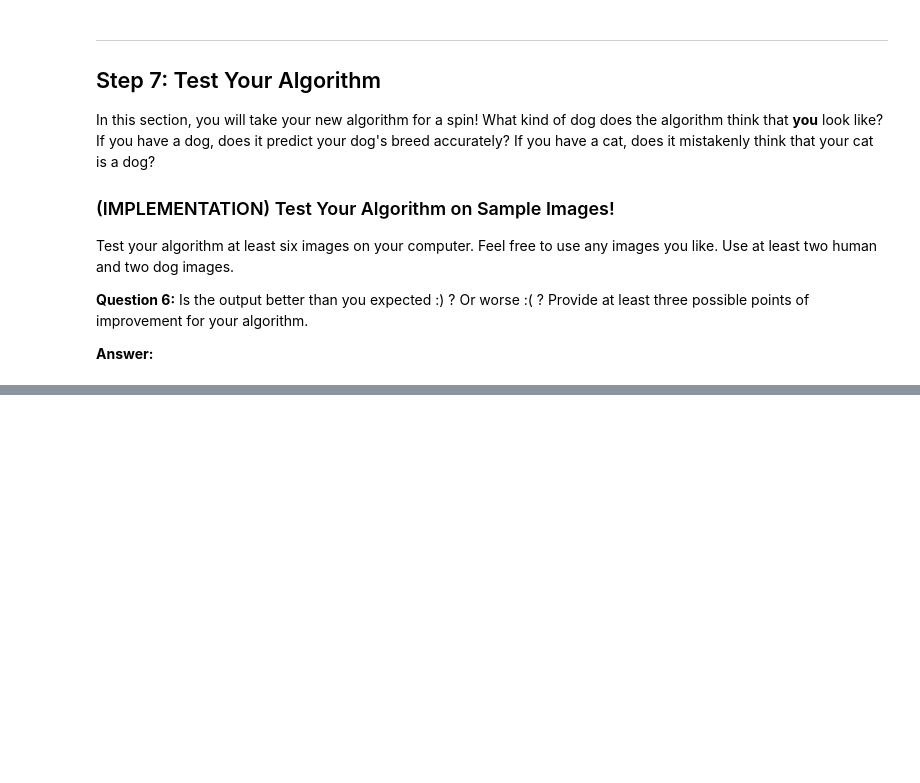
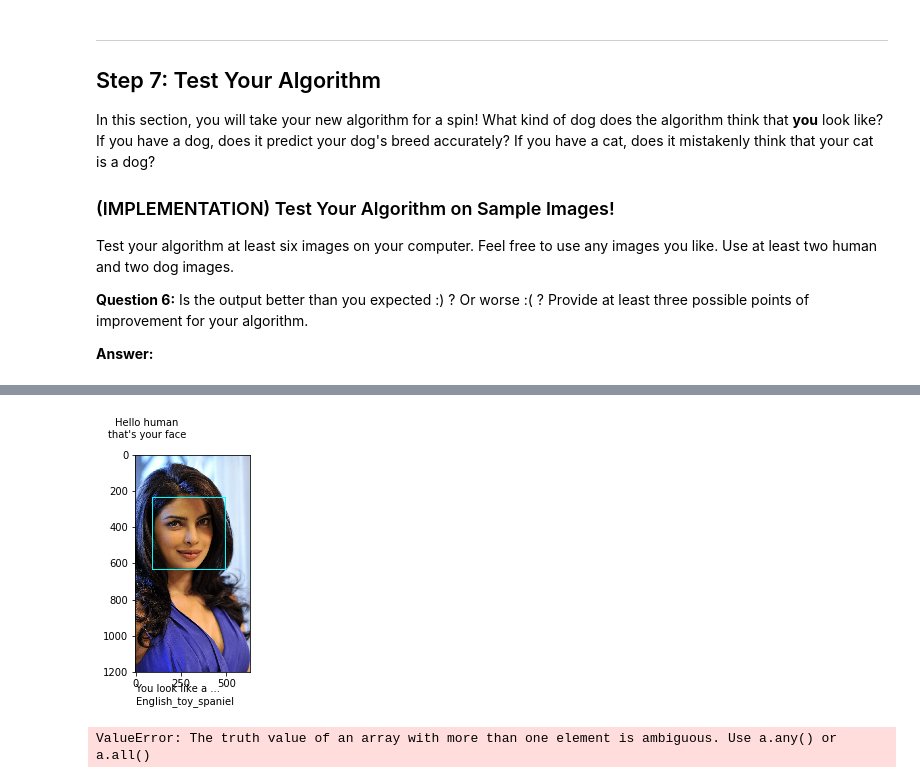
Before and after one commit to ksooklall/Artificial-Intelligence, a Jupyter notebook: Term_2/dog-project/dog_app.ipynb, the cells around one changed output, grey strips where cells are left out. Drawn from its saved outputs; the diff is of its cells as text; code cells hidden in the pictures; blank space fills up the shorter version.

```diff
--- a/Term_2/dog-project/dog_app.ipynb
+++ b/Term_2/dog-project/dog_app.ipynb
@@ -580,3 +564,6 @@ def VGG16_predict_breed(img_path):
     predicted_vector = VGG16_model.predict(bottleneck_feature)
     # return dog breed that is predicted by the model
     return dog_names[np.argmax(predicted_vector)]
+# %%
+breed = VGG16_predict_breed('dogImages/train/077.Gordon_setter/Gordon_setter_05268.jpg')
+print('That is a {}, I think. :)'.format(breed))
@@ -720,3 +747,30 @@ Some sample output for our algorithm is provided below, but feel free to design
+# %%
+def get_face(img):
+    gray = cv2.cvtColor(img, cv2.COLOR_BGR2GRAY)
+    faces = face_cascade.detectMultiScale(gray)
+    for (x,y,w,h) in faces:
+        cv2.rectangle(img,(x,y),(x+w,y+h),(255,255,0),3)
+    return cv2.cvtColor(img, cv2.COLOR_BGR2RGB)
+# %%
+### TODO: Write your algorithm.
+### Feel free to use as many code cells as needed.
+confidence = 0.70
+def human_dog_detector(img):
+    breed, score = dog_breed_detector(img)
+    pic = cv2.imread(img)
+
+    if face_detector(img):
+        human_img = get_face(pic)
+        plt.title('Hello human\nthat\'s your face'.format(breed), x=0.10, y=1.05, fontsize=10)
+        plt.text(0, len(human_img)*1.15, 'You look like a ...\n{}'.format(breed), fontsize=10)
+    elif not face_detector(img):
+        if score > confidence:
+            plt.title('Hello dog\nyour predicted breed is ...\n{}'.format(breed), x=0.10, y=1.05, fontsize=10)
+    else:
+        print('Neither dog nor human is detected in the image path: {}'.format(img))
+        return
+
+    plt.imshow(human_img)
 # %% [markdown]
 ---
 <a id='step7'></a>
@@ -737,0 +805,8 @@ __Answer:__
+# %%
+human_dog_detector(test_images[0])
+# %% [output]
+[figure, added]
+# %%
+human_dog_detector(test_images[1])
+# %% [output]
+ValueError: The truth value of an array with more than one element is ambiguous. Use a.any() or a.all()
```
Also changed, not shown: parts of 27 cells of this notebook, 3 other files.
